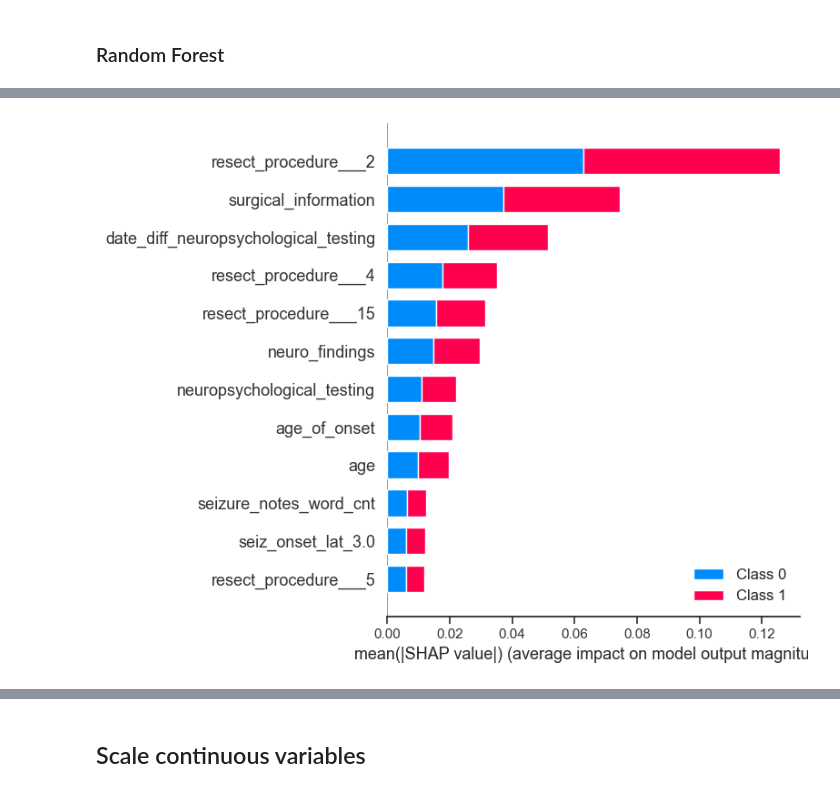
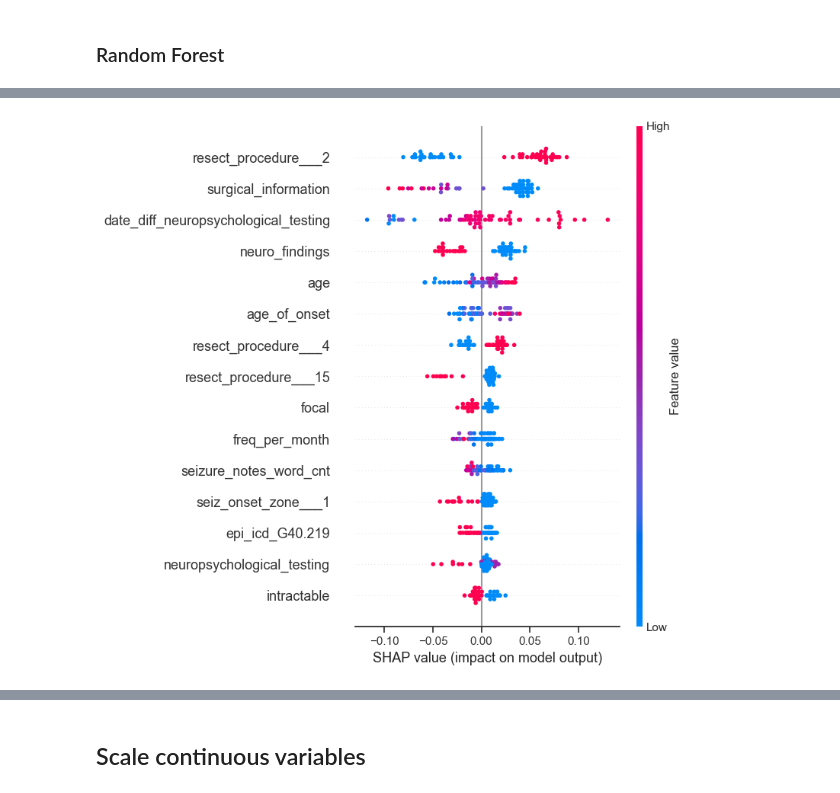
Before and after one commit to AmauryPelzer/Engel-outcome-prediction, a Jupyter notebook: notebooks/3. modeling/cl_modeling_binary.ipynb, the cells around one changed output, grey strips where cells are left out. Cells and saved outputs as stored; diff of their text form; code cells hidden in the pictures.

Commit message:
Tried "pre-surgical" approach

```diff
--- a/notebooks/3. modeling/cl_modeling_binary.ipynb
+++ b/notebooks/3. modeling/cl_modeling_binary.ipynb
@@ -10,3 +5,31 @@ wide_df = pd.read_csv("../../data/processed/preprocessed_df.csv")
+# %%
+# Set to "most recent" for "most recent" approach
+# Set to "closest to dos" for "closest to date of surgery" approach
+approach = "closest to dos"
+
+# Set to True for pre-surgical modalities in priority
+# Set to False for smallest absolute difference between day of surgery and day of modality
+pre_surgical = True
+
+# Set to True for filtering below 5 years after-surgery
+filtering = True
+# %%
+import pandas as pd
+
+if (approach == "closest to dos") and pre_surgical:
+    # Read dataframe
+    wide_df = pd.read_csv("../../data/processed/preprocessed_ctd_pre.csv")
+
+elif (approach == "closest to dos"):
+    # Read dataframe
+    wide_df = pd.read_csv("../../data/processed/preprocessed_ctd.csv")
+
+else:
+    # Read dataframe
+    wide_df = pd.read_csv("../../data/processed/preprocessed_recent.csv")
+
+# Read dataframe
+#wide_df = pd.read_csv("../../data/processed/preprocessed_df.csv")
 # %%
 resective_procedures = ["resect_procedure___1", "resect_procedure___2", "resect_procedure___3",
                         "resect_procedure___4", "resect_procedure___5", "resect_procedure___6", "resect_procedure___7",
@@ -31,8 +54,9 @@ test.head(20)
 #wide_df["eo_date_clin_engel"] = pd.to_datetime(wide_df["eo_date_clin_engel"])
 wide_df["resect_date"] = pd.to_datetime(wide_df["resect_date"], format='%m/%d/%Y', errors='coerce')
 
-# Selecting patients who had their surgeries less than 5 years before EO assessment
-wide_df = wide_df[wide_df["eo_days_postsurg"]<(365.25*5)]
+if filtering:
+    # Selecting patients who had their surgeries less than 5 years before EO assessment
+    wide_df = wide_df[wide_df["eo_days_postsurg"]<(365.25*5)]
 
 X = wide_df[["sex_gender", "age", "eeg", "engel_outcomes", "mri", "phys_findings", "age_of_onset_hw", "eo_days_postsurg",
              "neuroanatomical_labeling", "neuropsychological_testing", "surg_stage", "neuro_findings", "eo_year_surg",
@@ -757,0 +820,3 @@ Testing AUC: 0.7952586206896551
+# %%
+# Update column names by removing "remainder__" and "pipeline__" prefixes
+X_test_processed.columns = [col.replace("remainder__", "").replace("pipeline__", "") for col in X_test_processed.columns]
@@ -758,13 +832,13 @@ Testing AUC: 0.7952586206896551
 # %%
 import shap
 
 # Update column names by removing "remainder__" and "pipeline__" prefixes
 #X_test_processed.columns = [col.replace("remainder__", "").replace("pipeline__", "") for col in X_test_processed.columns]
 
 
 explainer = shap.TreeExplainer(clf_cv.best_estimator_)
 shap_values = explainer.shap_values(X_test_processed)
 
-shap.summary_plot(shap_values, X_test_processed, max_display=12)
+shap.summary_plot(shap_values[1], X_test_processed, max_display=15)
 # %% [output]
-[figure, old version]
+[figure, new version]
```
Also changed, not shown: parts of 15 cells of this notebook, 1 other file.
